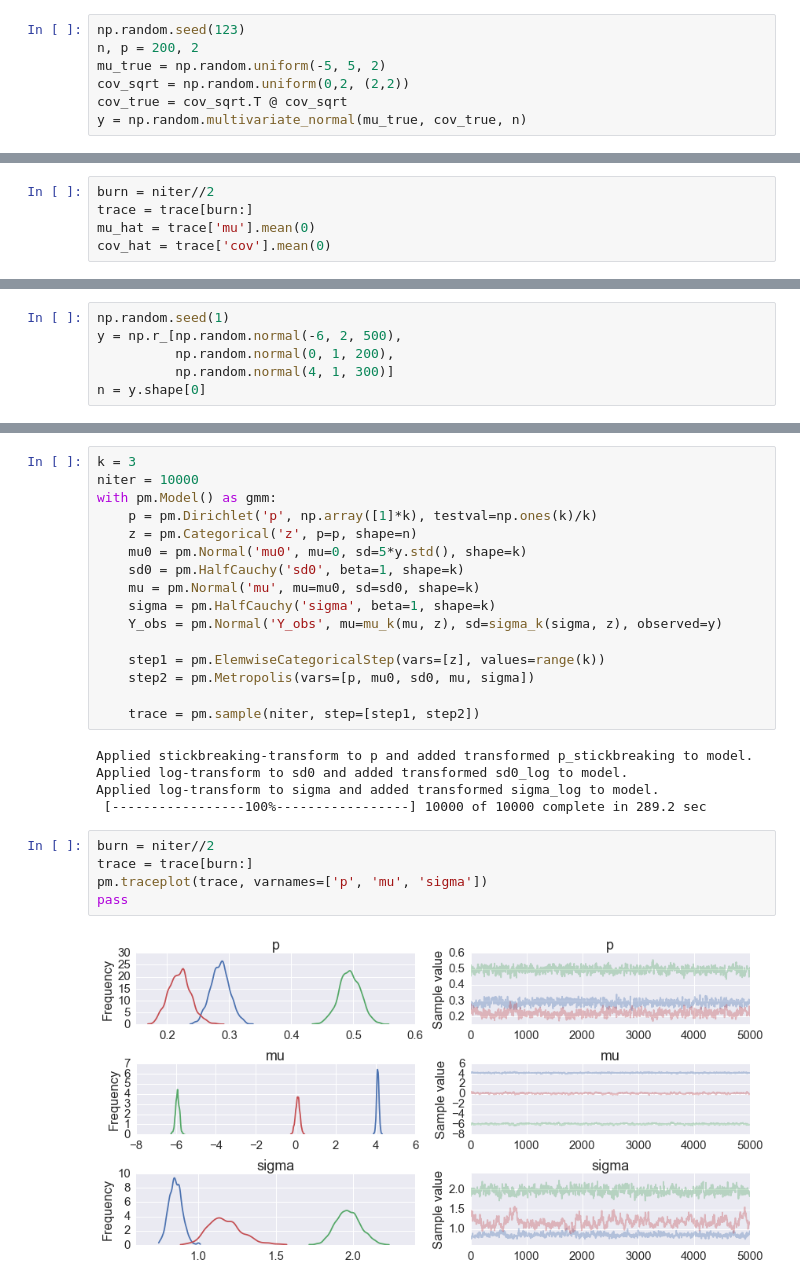
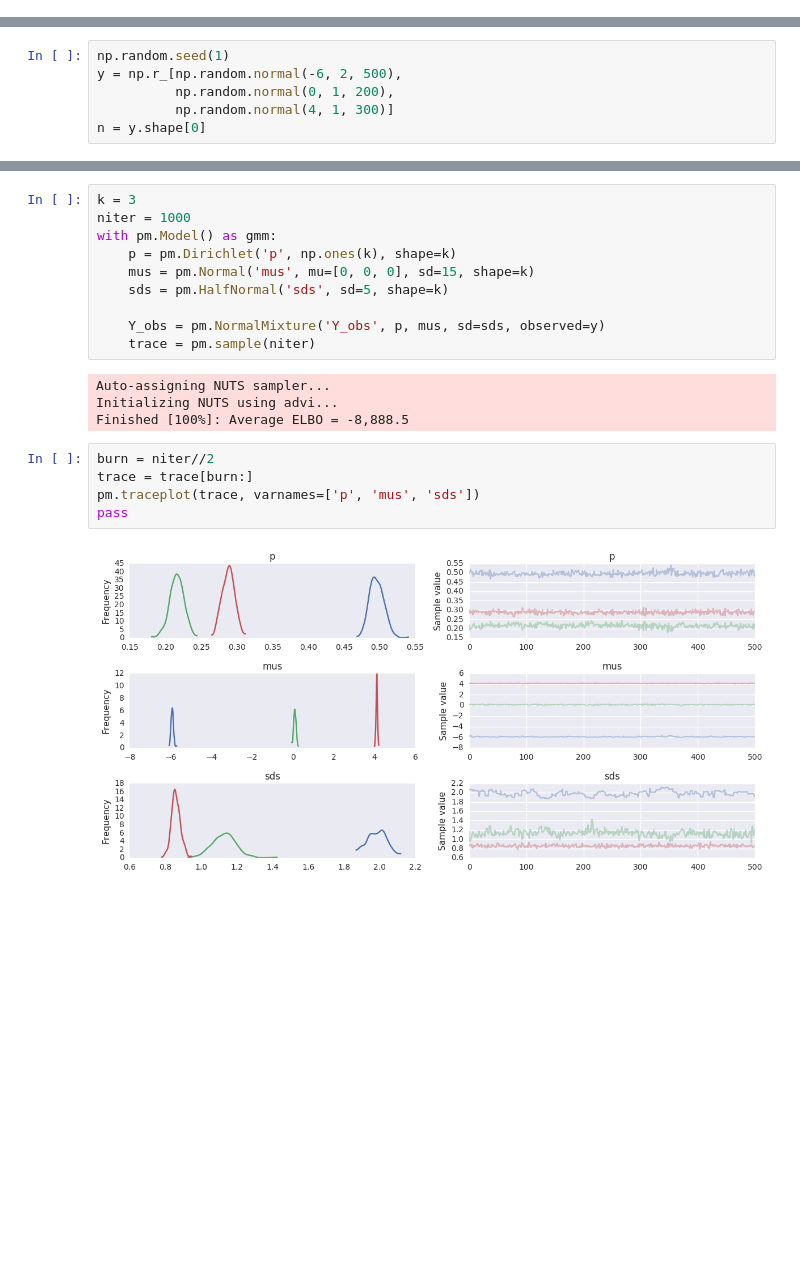
Before and after one commit to cliburn/sta-663-2017, a Jupyter notebook: notebook/19A_PyMC3.ipynb, the cells around one changed output, grey strips where cells are left out. Cells and saved outputs as stored; diff of their text form; blank space fills up the shorter version.

```diff
--- a/notebook/19A_PyMC3.ipynb
+++ b/notebook/19A_PyMC3.ipynb
@@ -668,7 +796,0 @@ def make_ellipse(mu, cov, ci=0.95):
-# %%
-np.random.seed(123)
-n, p = 200, 2
-mu_true = np.random.uniform(-5, 5, 2)
-cov_sqrt = np.random.uniform(0,2, (2,2))
-cov_true = cov_sqrt.T @ cov_sqrt
-y = np.random.multivariate_normal(mu_true, cov_true, n)
@@ -706,5 +796,0 @@ Assigned NUTS to mu
-# %%
-burn = niter//2
-trace = trace[burn:]
-mu_hat = trace['mu'].mean(0)
-cov_hat = trace['cov'].mean(0)
@@ -747,28 +813,21 @@ def sigma_k(sigma, z):
-# %%
-k = 3
-niter = 10000
-with pm.Model() as gmm:
-    p = pm.Dirichlet('p', np.array([1]*k), testval=np.ones(k)/k)
-    z = pm.Categorical('z', p=p, shape=n)
-    mu0 = pm.Normal('mu0', mu=0, sd=5*y.std(), shape=k)
-    sd0 = pm.HalfCauchy('sd0', beta=1, shape=k)
-    mu = pm.Normal('mu', mu=mu0, sd=sd0, shape=k)
-    sigma = pm.HalfCauchy('sigma', beta=1, shape=k)
-    Y_obs = pm.Normal('Y_obs', mu=mu_k(mu, z), sd=sigma_k(sigma, z), observed=y)
-
-    step1 = pm.ElemwiseCategoricalStep(vars=[z], values=range(k))
-    step2 = pm.Metropolis(vars=[p, mu0, sd0, mu, sigma])
-
-    trace = pm.sample(niter, step=[step1, step2])
-# %% [output]
-Applied stickbreaking-transform to p and added transformed p_stickbreaking to model.
-Applied log-transform to sd0 and added transformed sd0_log to model.
-Applied log-transform to sigma and added transformed sigma_log to model.
- [-----------------100%-----------------] 10000 of 10000 complete in 289.2 sec
+# %%
+k = 3
+niter = 1000
+with pm.Model() as gmm:
+    p = pm.Dirichlet('p', np.ones(k), shape=k)
+    mus = pm.Normal('mus', mu=[0, 0, 0], sd=15, shape=k)
+    sds = pm.HalfNormal('sds', sd=5, shape=k)
+
+    Y_obs = pm.NormalMixture('Y_obs', p, mus, sd=sds, observed=y)
+    trace = pm.sample(niter)
+# %% [output]
+Auto-assigning NUTS sampler...
+Initializing NUTS using advi...
+Finished [100%]: Average ELBO = -8,888.5
 # %%
 burn = niter//2
 trace = trace[burn:]
-pm.traceplot(trace, varnames=['p', 'mu', 'sigma'])
+pm.traceplot(trace, varnames=['p', 'mus', 'sds'])
 pass
 # %% [output]
-[figure, old version]
+[figure, new version]
```
Also changed, not shown: parts of 98 cells of this notebook.
